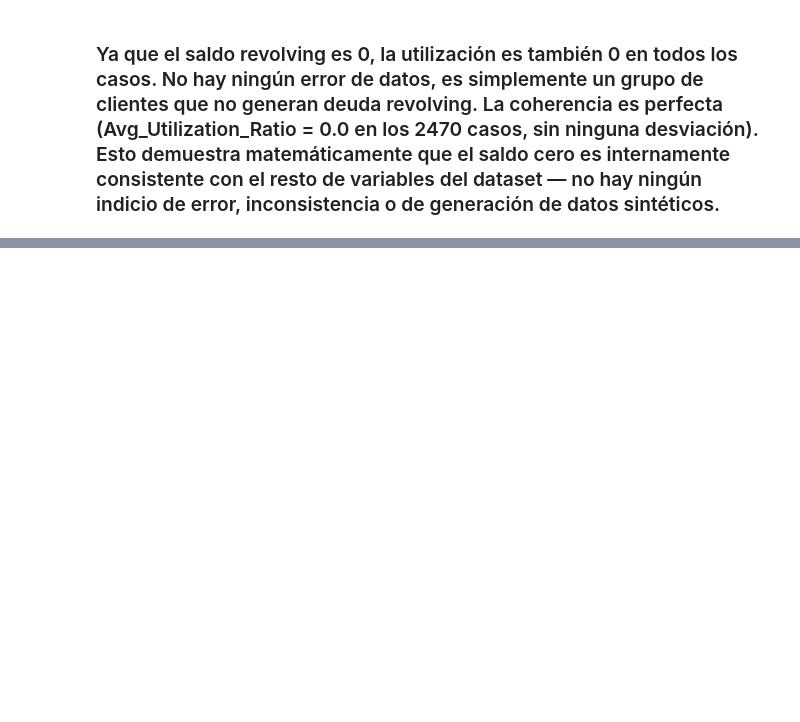
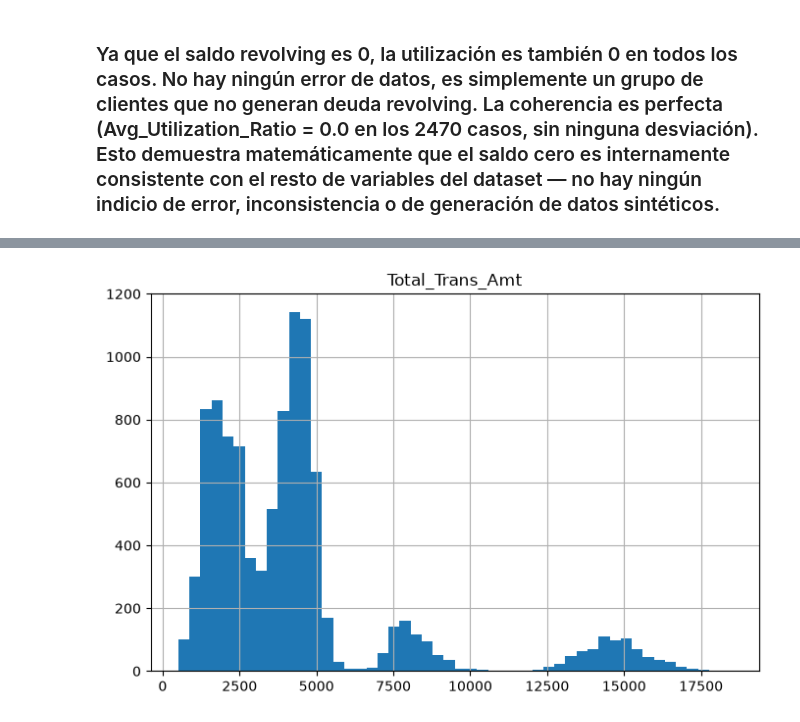
Before and after one commit to Dende8/Credit_Card_Churners, a Jupyter notebook: notebooks/preprocessing.ipynb, the cells around one changed output, grey strips where cells are left out. Saved outputs shown, nothing was run; the diff lists cells and outputs as text; code cells hidden in the pictures; blank space fills up the shorter version.

```diff
--- a/notebooks/preprocessing.ipynb
+++ b/notebooks/preprocessing.ipynb
@@ -207,0 +303,6 @@ Name: Avg_Utilization_Ratio, dtype: float64
+# %%
+df_clean['Total_Trans_Amt'].hist(bins=50, figsize=(8,5))
+plt.title('Total_Trans_Amt')
+plt.show()
+# %% [output]
+[figure, added]
```
Also changed, not shown: parts of 11 cells of this notebook.
